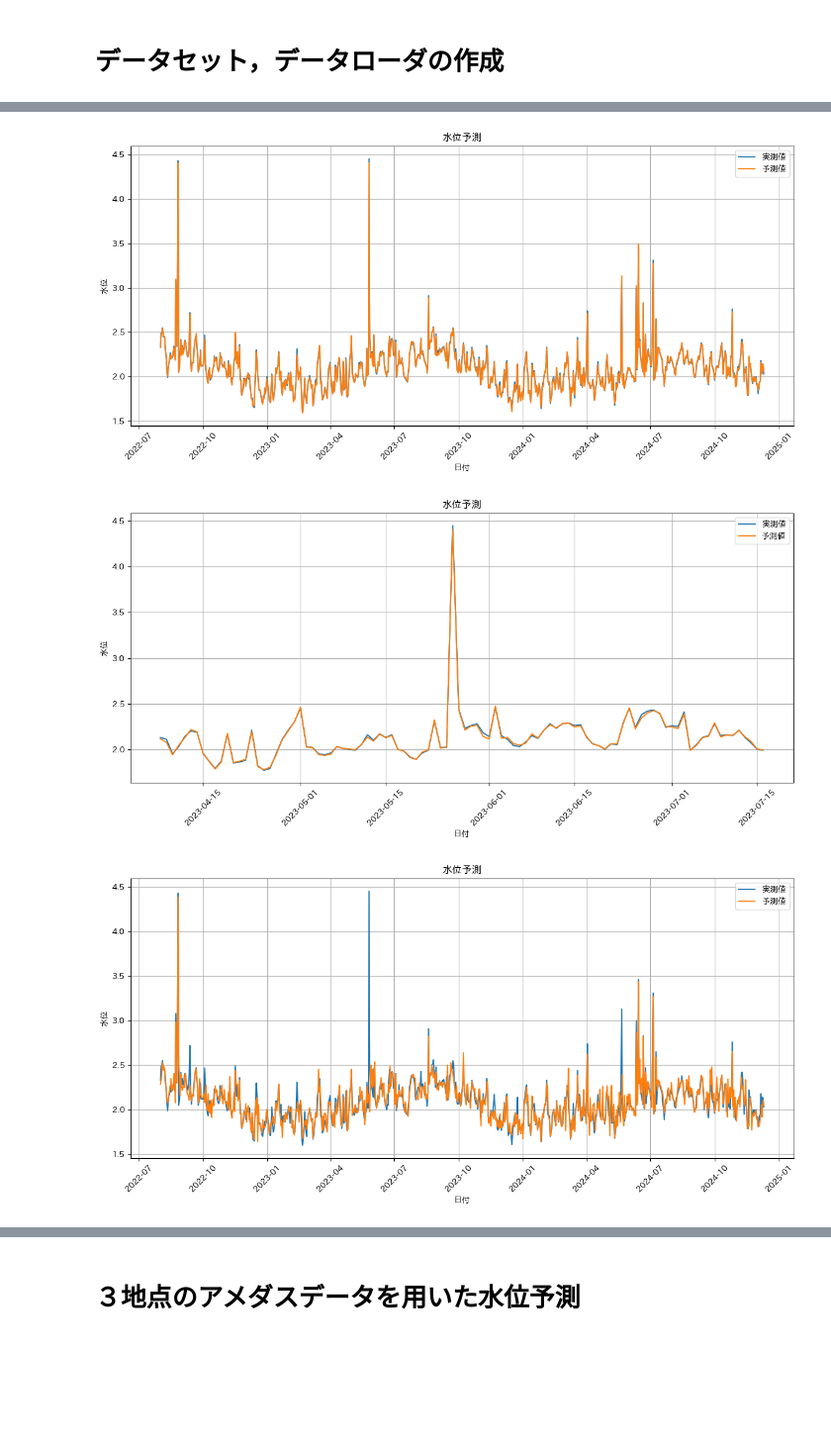
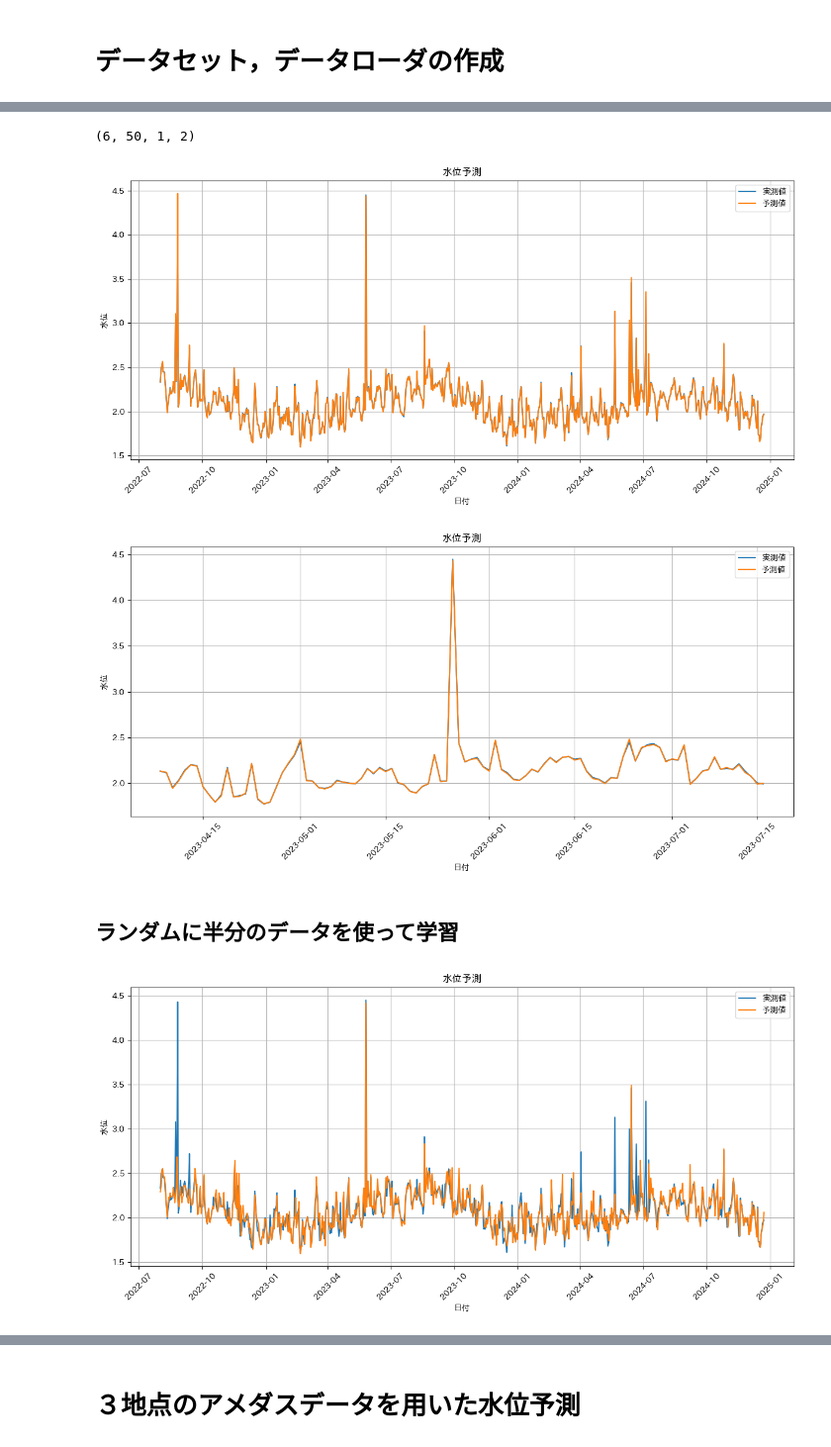
Before and after one commit to aquapathos/weatherforecast, a Jupyter notebook: アメダス情報による河川水位の予測.ipynb, the cells around one changed output, grey strips where cells are left out. Shown at 99% size. Drawn from its saved outputs; the diff is of its cells as text; code cells hidden in the pictures; blank space fills up the shorter version.

```diff
--- a/アメダス情報による河川水位の予測.ipynb
+++ b/アメダス情報による河川水位の予測.ipynb
@@ -806,14 +982,17 @@ import torch
 import torch.nn as nn
 import numpy as np
 
+# データの読み込みと準備
+data = sdataXwithSuii # 標準化後のアメダス＋水位データ
+
 # ハイパーパラメータ設定
-input_size = sdataXwithSuii.shape[1]
-sequence_length = 7
-hidden_size = 50
-output_size = 1
-num_layers = 2
-num_epoch = 100
-learning_rate = 0.01
+input_size = data.shape[1] # 堺
+sequence_length = 7 # 考慮すべきシーケンスの長さ
+hidden_size = 50 # 隠れ層のノード数
+output_size = 1 # 出力層のノード数
+num_layers = 2 # 中間層の数
+num_epoch = 100 # エポック数
+learning_rate = 0.01 # 学習率
 
 # LSTMモデルの定義
 class LSTMModel(nn.Module):
@@ -832,13 +1011,13 @@ class LSTMModel(nn.Module):
         return out
 # %%
 # データの読み込みと準備
-data = sdataXwithSuii # 標準化後のアメダス＋水位データ
+# data = sdataXwithSuii # 標準化後のアメダス＋水位データ
 
 X = []
 y = []
 for i in range(len(data) - sequence_length):
     X.append(data[i:i+sequence_length]) # 取り出し位置を１つずつずらしながらシーケンス長分のベクトルをXにパッキング
-    y.append([data[sequence_length+i,-1]]) # 水位データ（一番右にあるデータ）のみを出力として取り出してyにパッキング
+    y.append([data[i+sequence_length,-1]]) # 水位データ（一番右にあるデータ）のみを出力として取り出してyにパッキング
 
 X_train = torch.tensor(np.array(X), dtype=torch.float32) # テンソル化
 y_train = torch.tensor(np.array(y), dtype=torch.float32) # テンソル化
@@ -890,7 +1069,7 @@ def lstm_train(net, dataloaders_dict, lossfun, optimizer, num_epoch):
             for inputs, labels in dataloaders_dict[phase]:
                 inputs = inputs.to(device)
                 labels = labels.to(device)
-                labels = torch.reshape(labels,(-1,1)) #サイズ変更
+                # labels = torch.reshape(labels,(-1,1)) #サイズ変更
                 # 勾配を初期化する
                 optimizer.zero_grad()
 
@@ -918,3 +1099,7 @@ def lstm_train(net, dataloaders_dict, lossfun, optimizer, num_epoch):
+# %%
+input_size, hidden_size, output_size, num_layers
+# %% [output]
+(6, 50, 1, 2)
 # %%
 # モデルの初期化とトレーニング
 lstm_model_all = LSTMModel(input_size, hidden_size, output_size, num_layers)
@@ -927,7 +1112,7 @@ lstm_model_all = lstm_train(lstm_model_all, lstm_dataloaders_dict_all, criterion
 # %%
 # 上のプログラムで学習済みの net で全データの期間について水位予測し、実データと重ねてグラフを描く
 
-def lstm_show(net, frm, to): #, loadfile='best_model.pth'):
+def lstm_show(net, xdata, frm, to): #, loadfile='best_model.pth'):
 
     # Use the entire dataset for prediction
     device = torch.device("cuda" if torch.cuda.is_available() else "cpu")
@@ -936,7 +1121,7 @@ def lstm_show(net, frm, to): #, loadfile='best_model.pth'):
 
     # 全期間にわたって、説明変数ｘから水位を予測→ y_pred
     with torch.no_grad():
-      y_pred = net(X_train.to(device))
+      y_pred = net(xdata.to(device))
 
     predicted_water_levels = y_pred.cpu().numpy().flatten()
     predicted_water_levels = scalerY.inverse_transform(predicted_water_levels.reshape(-1, 1))
@@ -960,14 +1145,16 @@ def lstm_show(net, frm, to): #, loadfile='best_model.pth'):
     plt.tight_layout()
     plt.show()
 
-lstm_show(net=lstm_model_all, frm=0,to=-1)
+lstm_show(net=lstm_model_all,xdata=X_train, frm=0,to=-1)
 # %% [output]
-[figure, old version]
+[figure, new version]
 # %%
 # 部分拡大
-lstm_show(net=lstm_model_all, frm=250,to=350)
+lstm_show(net=lstm_model_all,xdata=X_train,frm=250,to=350)
 # %% [output]
-[figure, old version]
+[figure, new version]
+# %% [markdown]
+## ランダムに半分のデータを使って学習
 # %%
 # モデルの初期化とトレーニング
 lstm_model = LSTMModel(input_size, hidden_size, output_size, num_layers)
@@ -978,7 +1165,7 @@ optimizer3 = torch.optim.Adam(lstm_model.parameters(), lr=learning_rate)
 num_epoch = 100
 lstm_model = lstm_train(lstm_model, lstm_dataloaders_dict, criterion3, optimizer3, num_epoch)
 # %%
-lstm_show(net=lstm_model, frm=0,to=-1)
+lstm_show(net=lstm_model,xdata=X_train, frm=0,to=-1)
 # %% [output]
-[figure, old version]
+[figure, new version]
 # %%
```
Also changed, not shown: parts of 59 cells of this notebook.
